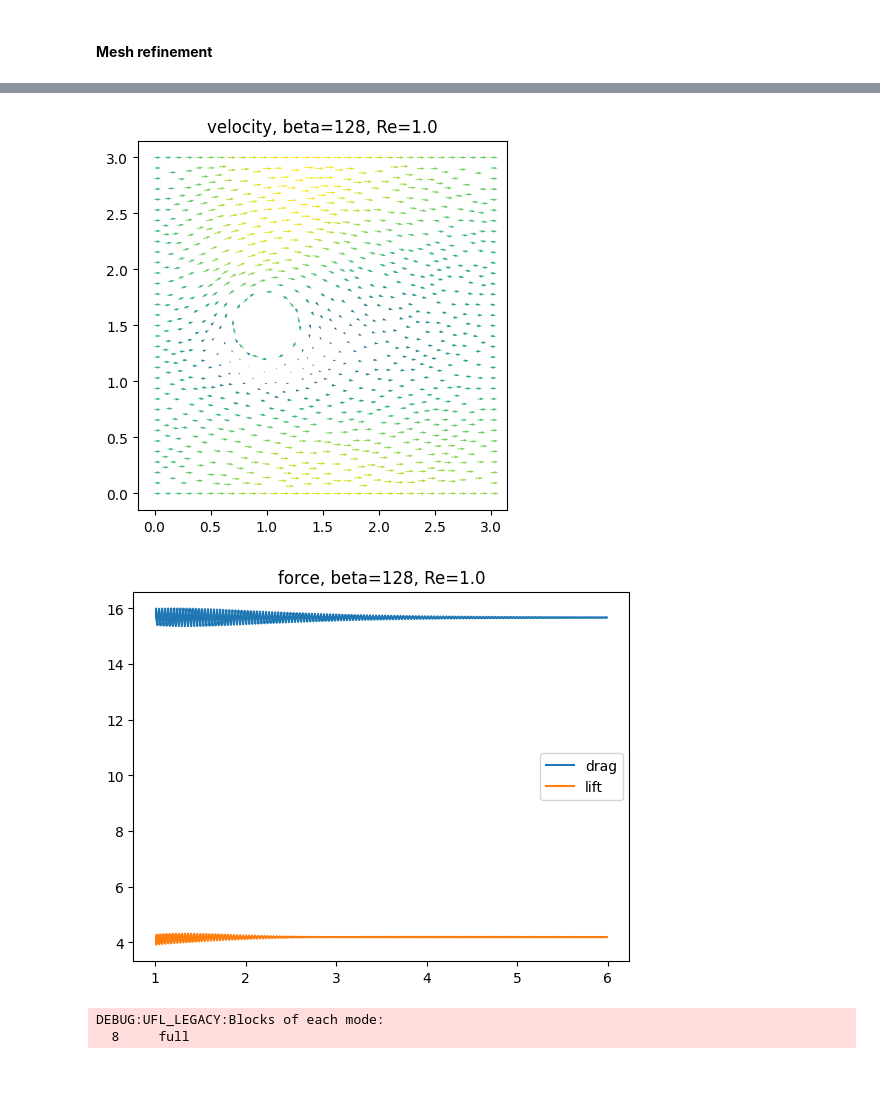
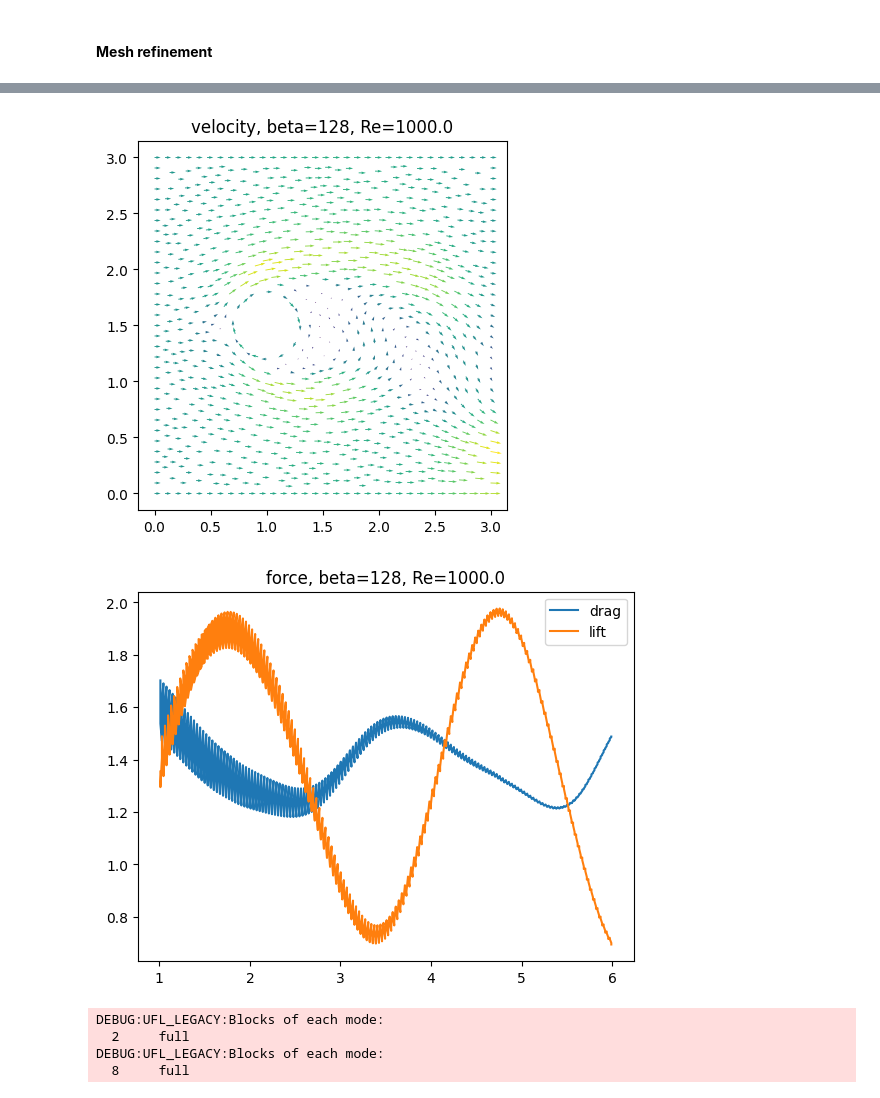
Before and after one commit to pouvelenc/DD2365-aflum, a Jupyter notebook: adaptive_mesh_refinement_animation.ipynb, the cells around one changed output, grey strips where cells are left out. Cells and saved outputs as stored; diff of their text form; code cells hidden in the pictures.

```diff
--- a/adaptive_mesh_refinement_animation.ipynb
+++ b/adaptive_mesh_refinement_animation.ipynb
@@ -94,7 +112,7 @@ plt.show()
 #### **Mesh refinement**
 # %%
 # viscosity
-nu = rc*2e-0
+nu = rc*2e-3
 
 # characteristic velocity
 uin = 1.0
@@ -590,5 +612,7 @@ DEBUG:UFL_LEGACY:Blocks of each mode:
   1     full
-[figure, old version]
+[figure, new version]
-[figure, old version]
+[figure, new version]
+DEBUG:UFL_LEGACY:Blocks of each mode:
+  2     full
 DEBUG:UFL_LEGACY:Blocks of each mode:
   8     full
```
Also changed, not shown: parts of 2 cells of this notebook.
